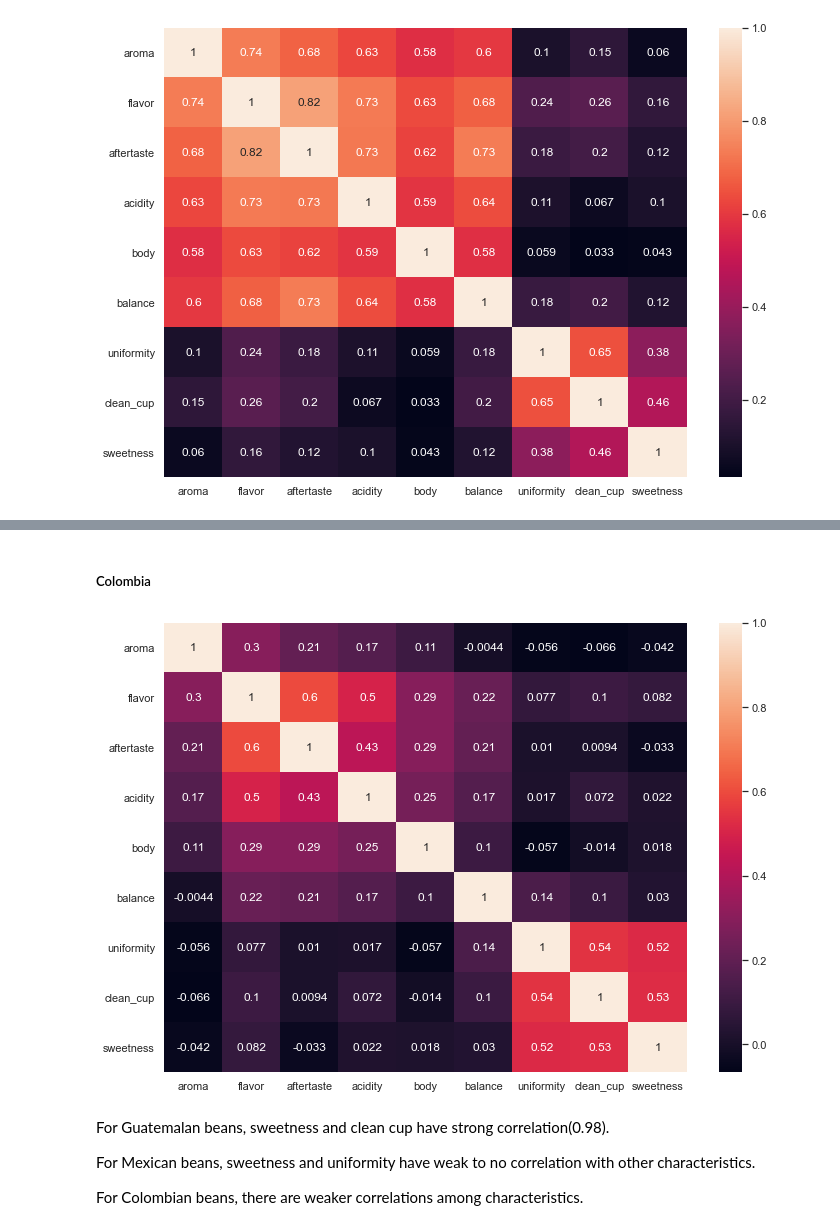
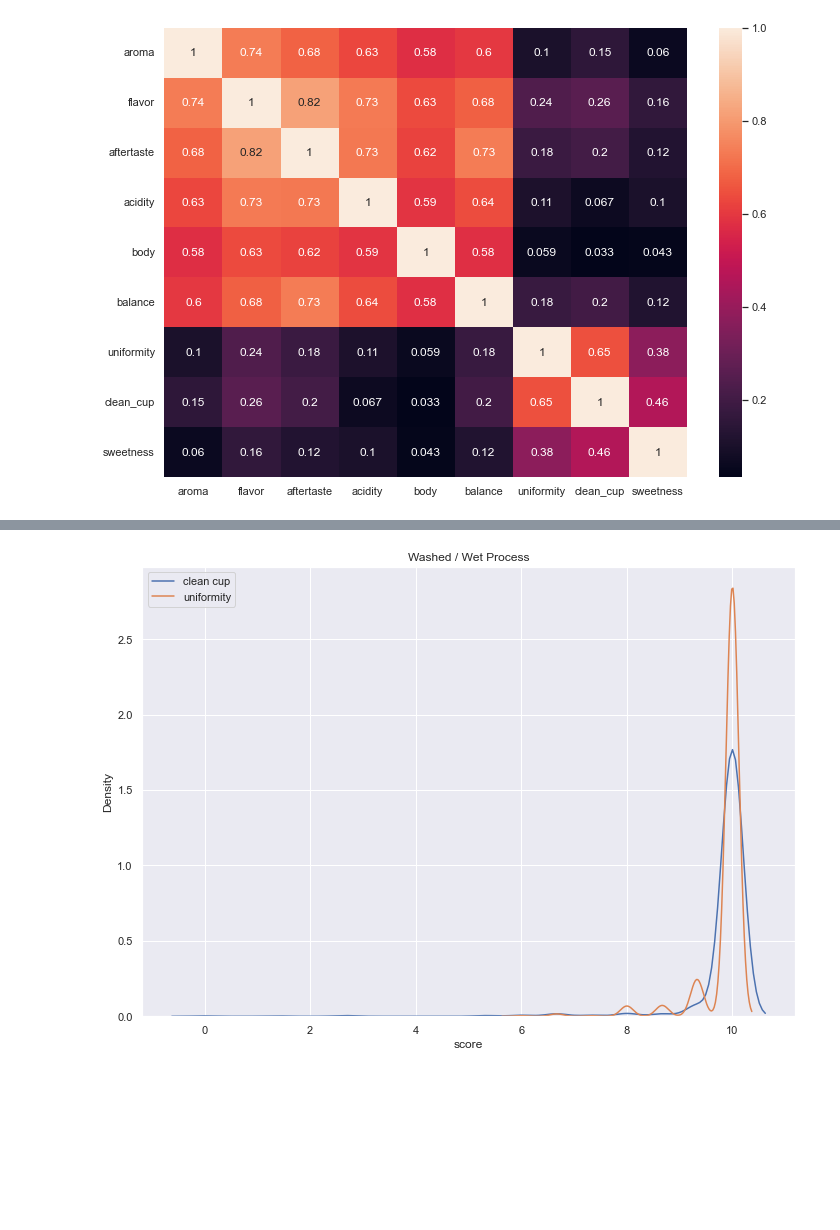
Before and after one commit to michi-mochi/coffee_lover, a Jupyter notebook: coffee_quality_eda_notebook.ipynb, the cells around one changed output, grey strips where cells are left out. Cells and saved outputs as stored; diff of their text form; code cells hidden in the pictures; blank space fills up the shorter version.

Commit message:
add  distribution plots for different process methods

```diff
--- a/coffee_quality_eda_notebook.ipynb
+++ b/coffee_quality_eda_notebook.ipynb
@@ -310,14 +293,9 @@ plt.show()
-# %% [markdown]
-##### Colombia
-# %%
-corr = df[df['country_of_origin']=='Colombia'][['aroma', 'flavor', 'aftertaste', 'acidity','body','balance','uniformity','clean_cup','sweetness']].corr()
-sns.heatmap(corr, annot=True)
-plt.show()
-# %% [output]
-[figure, removed]
-# %% [markdown]
-For Guatemalan beans, sweetness and clean cup have strong correlation(0.98).
-
-For Mexican beans, sweetness and uniformity have weak to no correlation with other characteristics.
-
-For Colombian beans, there are weaker correlations among characteristics.
+# %%
+sns.kdeplot(df[df['processing_method']=='Washed / Wet']['clean_cup'],label='clean cup')
+sns.kdeplot(df[df['processing_method']=='Washed / Wet']['uniformity'], label='uniformity')
+plt.title('Washed / Wet Process')
+plt.xlabel('score')
+plt.legend()
+plt.show()
+# %% [output]
+[figure, added]
```
Also changed, not shown: parts of 14 cells of this notebook, 1 other file.
